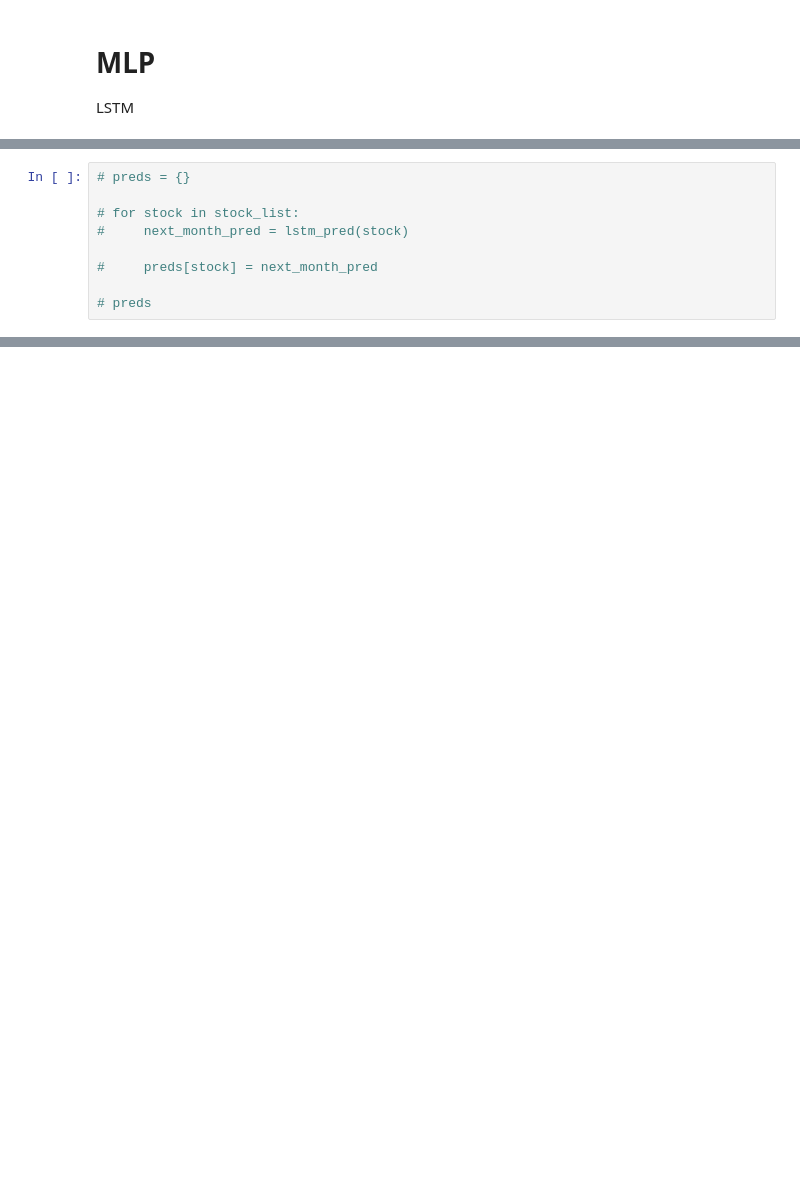
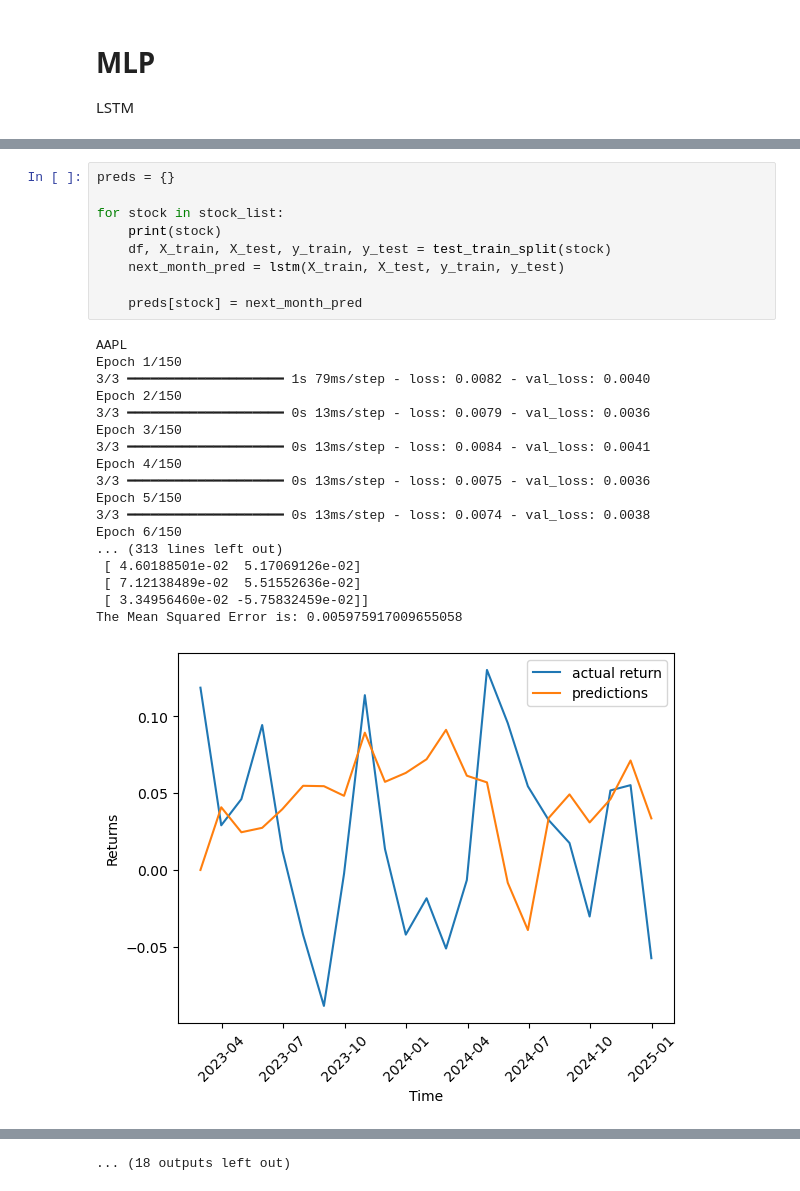
Before and after one commit to rishitashroff/riskreturncalculator, a Jupyter notebook: Project.ipynb, the cells around one changed output, grey strips where cells are left out. Saved outputs shown, nothing was run; the diff lists cells and outputs as text; blank space fills up the shorter version.

```diff
--- a/Project.ipynb
+++ b/Project.ipynb
@@ -250,9 +371,28 @@ df
 # %%
-# preds = {}
+preds = {}
 
-# for stock in stock_list:
-#     next_month_pred = lstm_pred(stock)
+for stock in stock_list:
+    print(stock)
+    df, X_train, X_test, y_train, y_test = test_train_split(stock)
+    next_month_pred = lstm(X_train, X_test, y_train, y_test)
 
-#     preds[stock] = next_month_pred
-
-# preds
+    preds[stock] = next_month_pred
+# %% [output]
+AAPL
+Epoch 1/150
+3/3 ━━━━━━━━━━━━━━━━━━━━ 1s 79ms/step - loss: 0.0082 - val_loss: 0.0040
+Epoch 2/150
+3/3 ━━━━━━━━━━━━━━━━━━━━ 0s 13ms/step - loss: 0.0079 - val_loss: 0.0036
+Epoch 3/150
+3/3 ━━━━━━━━━━━━━━━━━━━━ 0s 13ms/step - loss: 0.0084 - val_loss: 0.0041
+Epoch 4/150
+3/3 ━━━━━━━━━━━━━━━━━━━━ 0s 13ms/step - loss: 0.0075 - val_loss: 0.0036
+Epoch 5/150
+3/3 ━━━━━━━━━━━━━━━━━━━━ 0s 13ms/step - loss: 0.0074 - val_loss: 0.0038
+Epoch 6/150
+... (313 lines left out)
+ [ 4.60188501e-02  5.17069126e-02]
+ [ 7.12138489e-02  5.51552636e-02]
+ [ 3.34956460e-02 -5.75832459e-02]]
+The Mean Squared Error is: 0.005975917009655058
+[figure, added]
@@ -258,0 +489 @@ df
+... (18 outputs left out)
```
Also changed, not shown: parts of 30 cells of this notebook, 4 other files.
